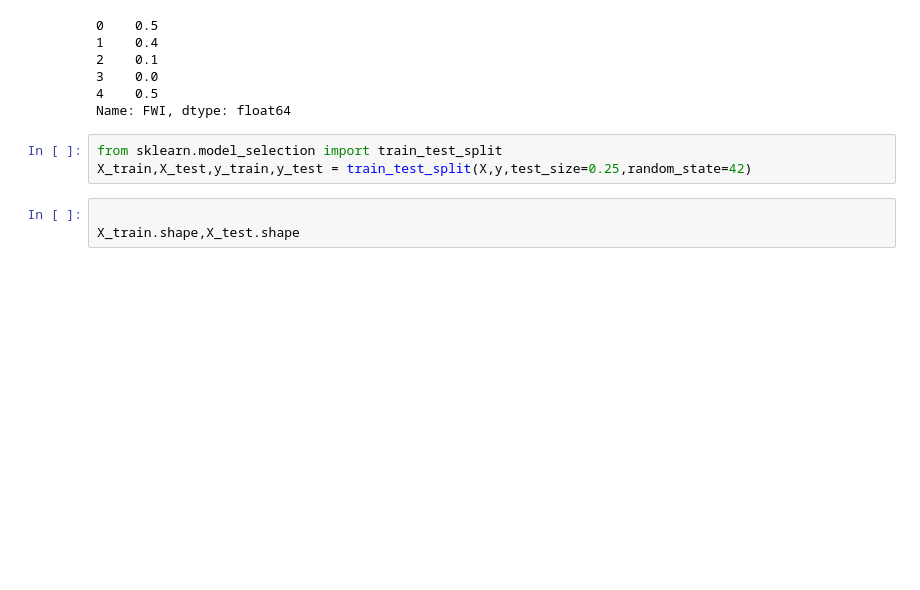
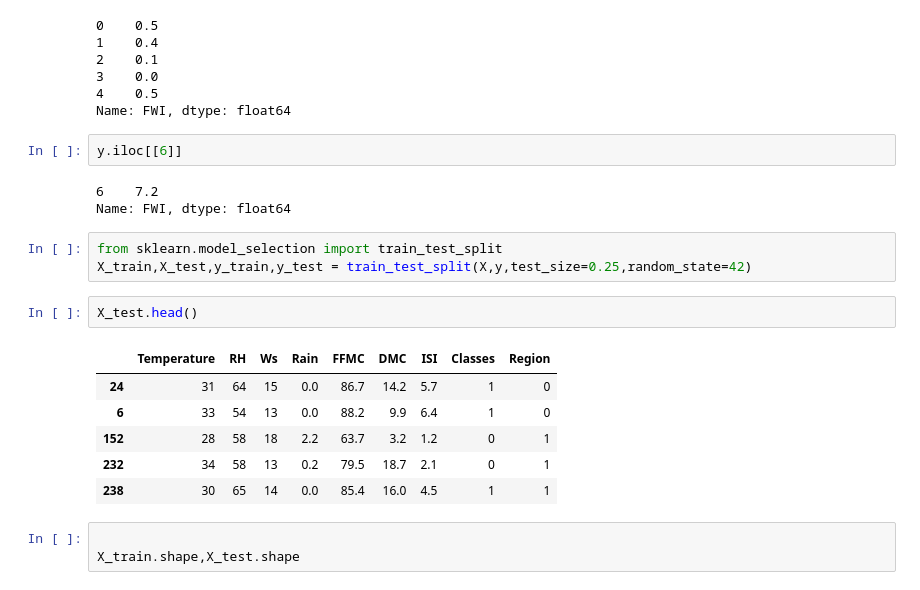
Before and after one commit to KalyanSai956/FWIprediction, a Jupyter notebook: notebooks/ModelTraining.ipynb, the cells around one changed output. Saved outputs shown, nothing was run; the diff lists cells and outputs as text; blank space fills up the shorter version.

```diff
--- a/notebooks/ModelTraining.ipynb
+++ b/notebooks/ModelTraining.ipynb
@@ -71,9 +71,23 @@ y.head()
 3    0.0
 4    0.5
 Name: FWI, dtype: float64
+# %%
+y.iloc[[6]]
+# %% [output]
+6    7.2
+Name: FWI, dtype: float64
 # %%
 from sklearn.model_selection import train_test_split
 X_train,X_test,y_train,y_test = train_test_split(X,y,test_size=0.25,random_state=42)
+# %%
+X_test.head()
+# %% [output]
+|  | Temperature | RH | Ws | Rain | FFMC | DMC | ISI | Classes | Region |
+| 24 | 31 | 64 | 15 | 0.0 | 86.7 | 14.2 | 5.7 | 1 | 0 |
+| 6 | 33 | 54 | 13 | 0.0 | 88.2 | 9.9 | 6.4 | 1 | 0 |
+| 152 | 28 | 58 | 18 | 2.2 | 63.7 | 3.2 | 1.2 | 0 | 1 |
+| 232 | 34 | 58 | 13 | 0.2 | 79.5 | 18.7 | 2.1 | 0 | 1 |
+| 238 | 30 | 65 | 14 | 0.0 | 85.4 | 16.0 | 4.5 | 1 | 1 |
 # %%
 
 X_train.shape,X_test.shape
```
Also changed, not shown: 1 other file.
